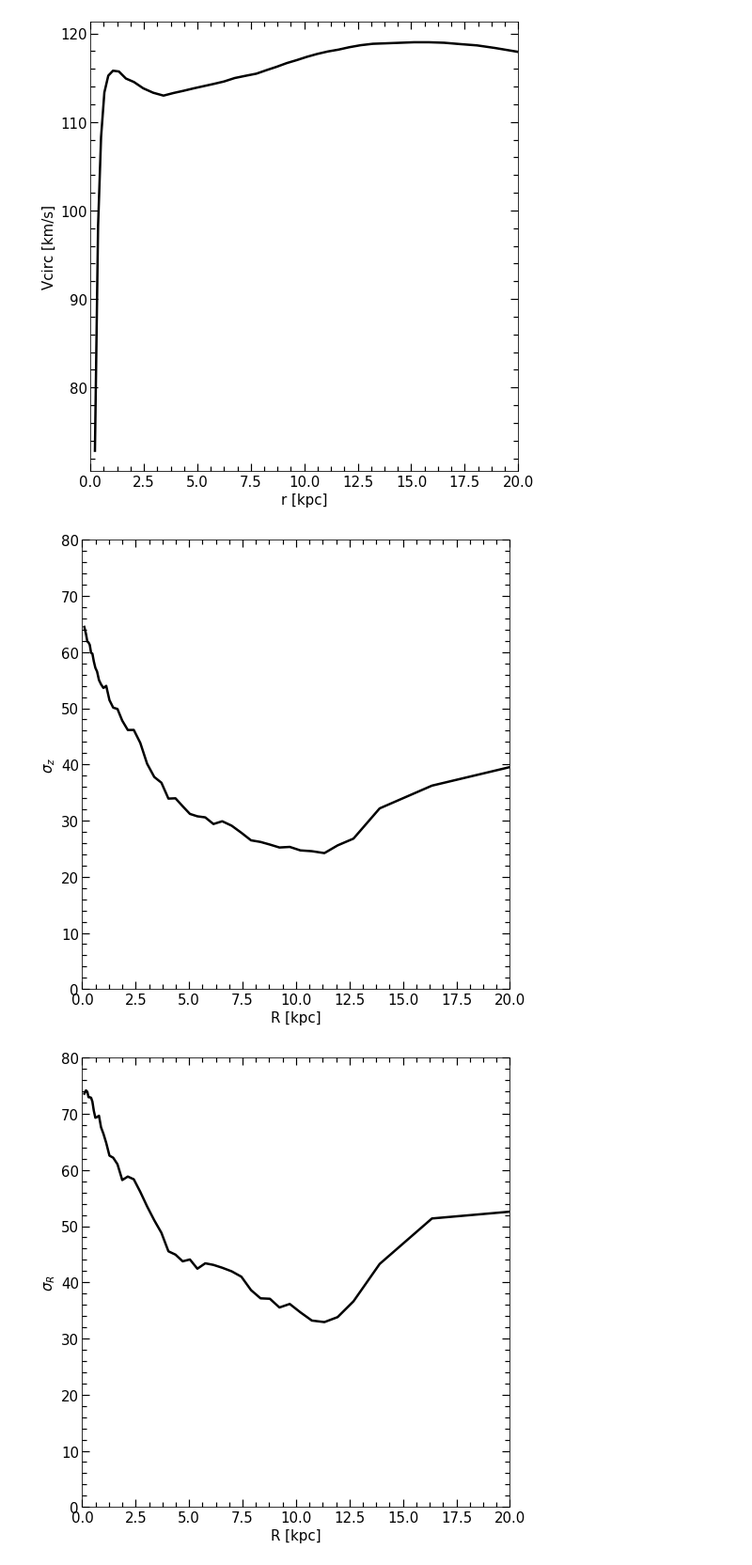
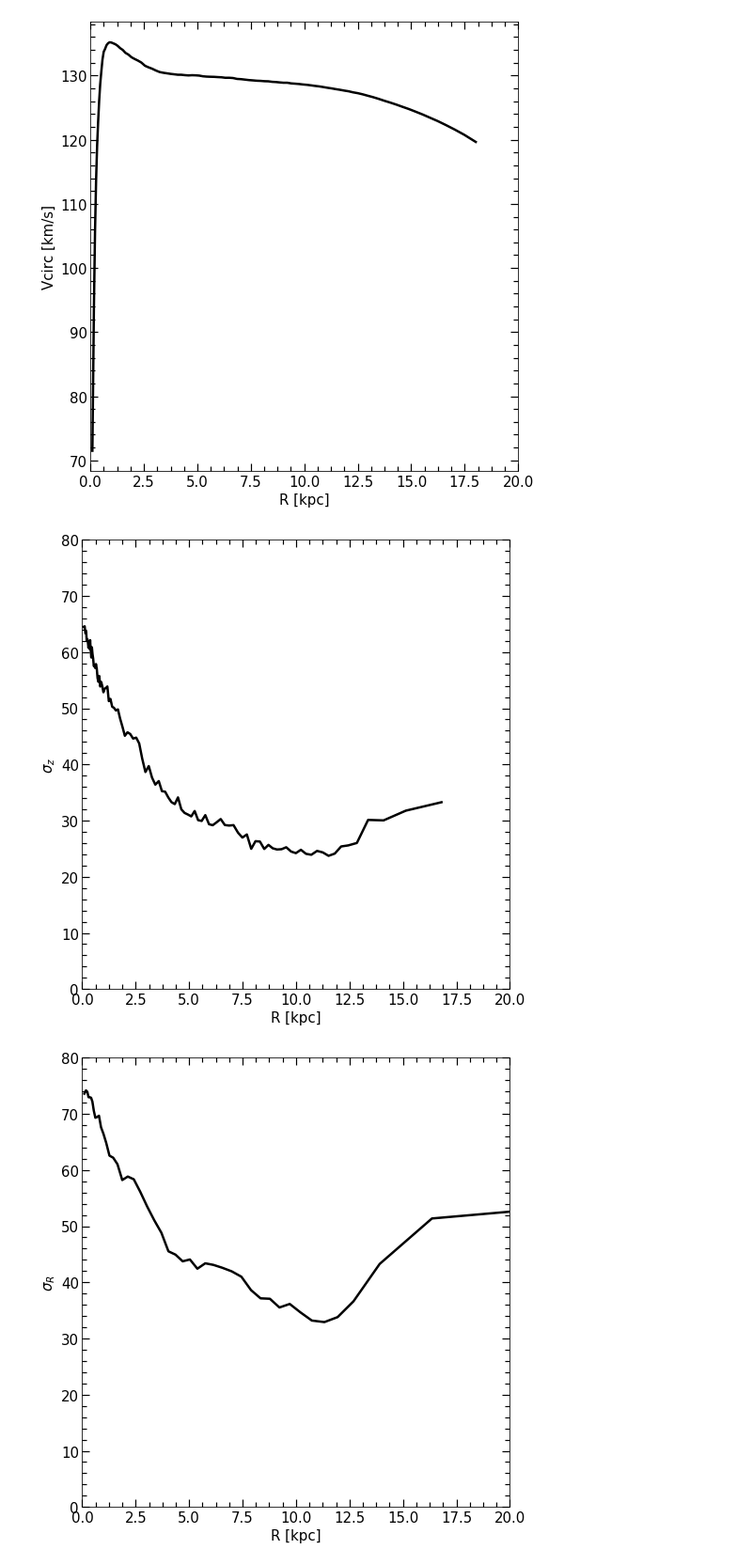
Before and after one commit to ornemarioni/Barras_GdGs, a Jupyter notebook: Barras_Gd/programs/Q_test_M33.ipynb, the cells around one changed output. Shown at 94% size. Cells and saved outputs as stored; diff of their text form; code cells hidden in the pictures.

```diff
--- a/Barras_Gd/programs/Q_test_M33.ipynb
+++ b/Barras_Gd/programs/Q_test_M33.ipynb
@@ -143,12 +143,12 @@ vzn = e3x*vx + e3y*vy + e3z*vz
 rn = np.sqrt(xn**2 + yn**2 + zn**2)
 
 #----------calculamos las dispersiones de velocidades---------------------
-corte1, = np.where(rn < r200)
+corte1, = np.where(rn < 15)
 #     corte_bin2, = np.where(rn < 6.)
 
 R = np.sqrt(xn[corte1]**2 + yn[corte1]**2)
 
-nbin = 100 #20
+nbin = 50 #20
 rbin, nodos = bines2.rbin1(R, nbin)
 
 Vr = (xn[corte1]*vxn[corte1] + yn[corte1]*vyn[corte1])/R
@@ -178,32 +178,35 @@ xngas = e1x*xgas + e1y*ygas + e1z*zgas
 yngas = e2x*xgas + e2y*ygas + e2z*zgas
 zngas = e3x*xgas + e3y*ygas + e3z*zgas
 rgas  = np.sqrt(xngas**2 + yngas**2 + zngas**2)
+Rgas  = np.sqrt(xngas**2 + yngas**2)
 
 xndrk = e1x*xdrk + e1y*ydrk + e1z*zdrk
 yndrk = e2x*xdrk + e2y*ydrk + e2z*zdrk
 zndrk = e3x*xdrk + e3y*ydrk + e3z*zdrk
 rdrk  = np.sqrt(xndrk**2 + yndrk**2 + zndrk**2)
+Rdrk  = np.sqrt(xndrk**2 + yndrk**2)
 
-corte_gas = np.where(rgas < r200)
-corte_drk = np.where(rdrk < r200)
+corte_gas = np.where(rgas < 15)
+corte_drk = np.where(rdrk < 15)
 
-rtot= np.concatenate([rn[corte1], rgas[corte_gas], rdrk[corte_drk]])
+Rtot= np.concatenate([R, Rgas[corte_gas], Rdrk[corte_drk]])
 mtot= np.concatenate([mstr[corte1], mgas[corte_gas], mdrk[corte_drk]])
 
-vc, r_vc = vcirc.Vc_bin(rtot, mtot*1e10, nbin)
+vc, r_vc = vcirc.Vc_bin(Rtot, mtot*1e10, nbin)
 
-Q = tommre(rbin, vc, sigma_R, surf_den)
+Q, kappa = tommre(rbin, vc, sigma_R, surf_den)
 
-#     data = np.ndarray([nbin,7])
-#     data[:,0] = rbin
-#     data[:,1] = sigma_z
-#     data[:,2] = sigma_R
-#     data[:,3] = sigma_t
-#     data[:,4] = surf_den
-#     data[:,5] = vc
-#     data[:,6] = Q
+data = np.ndarray([nbin,8])
+data[:,0] = rbin
+data[:,1] = sigma_z
+data[:,2] = sigma_R
+data[:,3] = sigma_t
+data[:,4] = surf_den
+data[:,5] = vc
+data[:,6] = Q
+data[:,7] = kappa
 
-#     np.savetxt(path2 + str('%s'%vector3[i])+'GD_test_toomre.dat',data, fmt='%12.6f')
+np.savetxt(path2 + 'M33GD_test_toomre.dat',data, fmt='%12.6f')
 # %%
 import matplotlib.pyplot as plt
 
@@ -229,24 +232,24 @@ plt.show()
 # %%
 import matplotlib.pyplot as plt
 fig, ax = plt.subplots(nrows=1, ncols=1, figsize=(8, 8))#,sharey=True
 #                        gridspec_kw = {'height_ratios':[3,1,3,1]}
 fig.subplots_adjust(bottom=0.12, left =0.16, right = 0.95, top = 0.95)
 
 ax.plot(r_vc, vc,'-', lw=2.5, color='k')
 
 #  ax.set_ylim(0,5)
 ax.minorticks_on()
 ax.tick_params( labelsize=15)
 ax.tick_params('both', length=5, width=1.2,which='minor', direction='in', right=True,top=True)
 ax.tick_params('both', length=8, width=1.2,which='major', direction='in', right=True,top=True)
 ax.set_ylabel('Vcirc [km/s]',fontsize=15)
-ax.set_xlabel('r [kpc]',fontsize=15)
+ax.set_xlabel('R [kpc]',fontsize=15)
 ax.set_xlim(0,20)
 # fig.savefig('/home/omarioni/Barras_GdGs/Barras_Gd/_imagenes/sigma_R.pdf', dpi = 100, xxbox_inches='tight')
 
 plt.show()
 # %% [output]
-[figure, old version]
+[figure, new version]
 # %%
 fig, ax = plt.subplots(nrows=1, ncols=1, figsize=(8, 8))#,sharey=True
 #                        gridspec_kw = {'height_ratios':[3,1,3,1]}
@@ -266,7 +269,7 @@ ax.set_ylim(0,80)
 
 plt.show()
 # %% [output]
-[figure, old version]
+[figure, new version]
 # %%
 fig, ax = plt.subplots(nrows=1, ncols=1, figsize=(8, 8))#,sharey=True
 #                        gridspec_kw = {'height_ratios':[3,1,3,1]}
```
Also changed, not shown: parts of 7 cells of this notebook, 4 other files.
